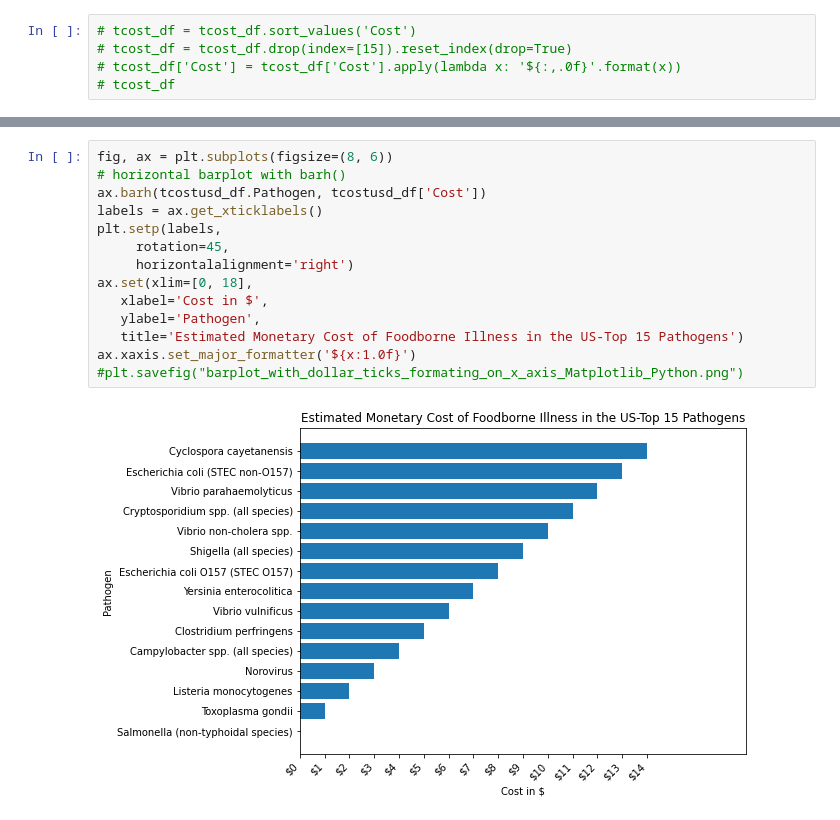
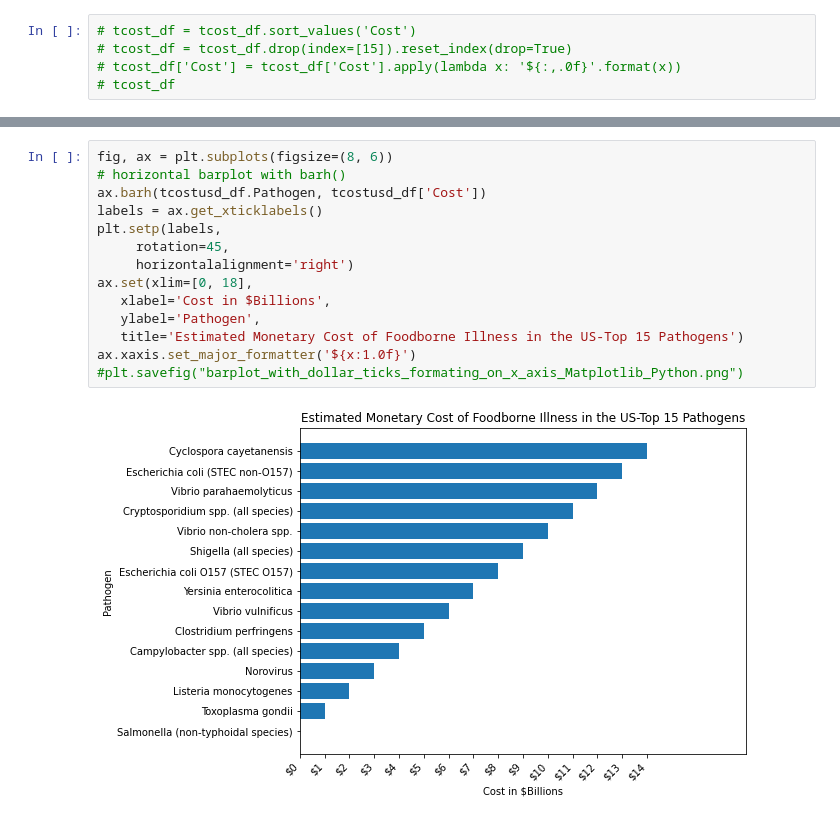
Before and after one commit to Aniastiti/Foodborne_Illness, a Jupyter notebook: notebooks/combined_coi.ipynb, the cells around one changed output, grey strips where cells are left out. Drawn from its saved outputs; the diff is of its cells as text.

```diff
--- a/notebooks/combined_coi.ipynb
+++ b/notebooks/combined_coi.ipynb
@@ -731,16 +729,16 @@ dtype: object
 # %%
 fig, ax = plt.subplots(figsize=(8, 6))
 # horizontal barplot with barh()
 ax.barh(tcostusd_df.Pathogen, tcostusd_df['Cost'])
 labels = ax.get_xticklabels()
 plt.setp(labels,
      rotation=45,
      horizontalalignment='right')
 ax.set(xlim=[0, 18],
-   xlabel='Cost in $',
+   xlabel='Cost in $Billions',
    ylabel='Pathogen',
    title='Estimated Monetary Cost of Foodborne Illness in the US-Top 15 Pathogens')
 ax.xaxis.set_major_formatter('${x:1.0f}')
 #plt.savefig("barplot_with_dollar_ticks_formating_on_x_axis_Matplotlib_Python.png")
 # %% [output]
-[figure, old version]
+[figure, new version]
```
Also changed, not shown: parts of 10 cells of this notebook, 5 other files.
